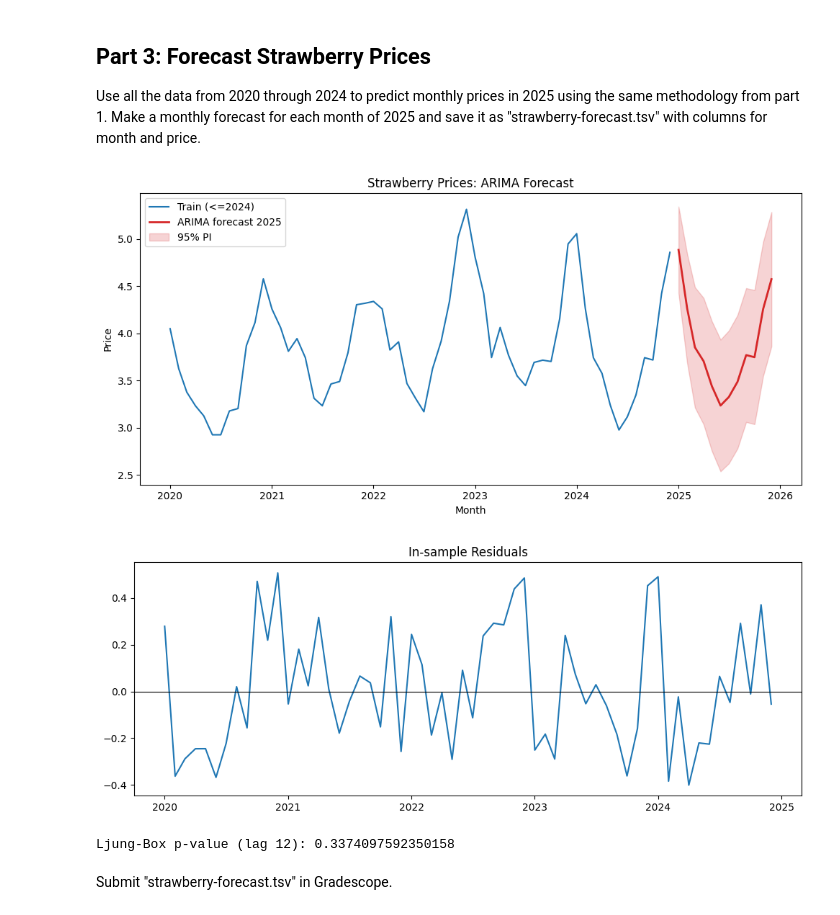
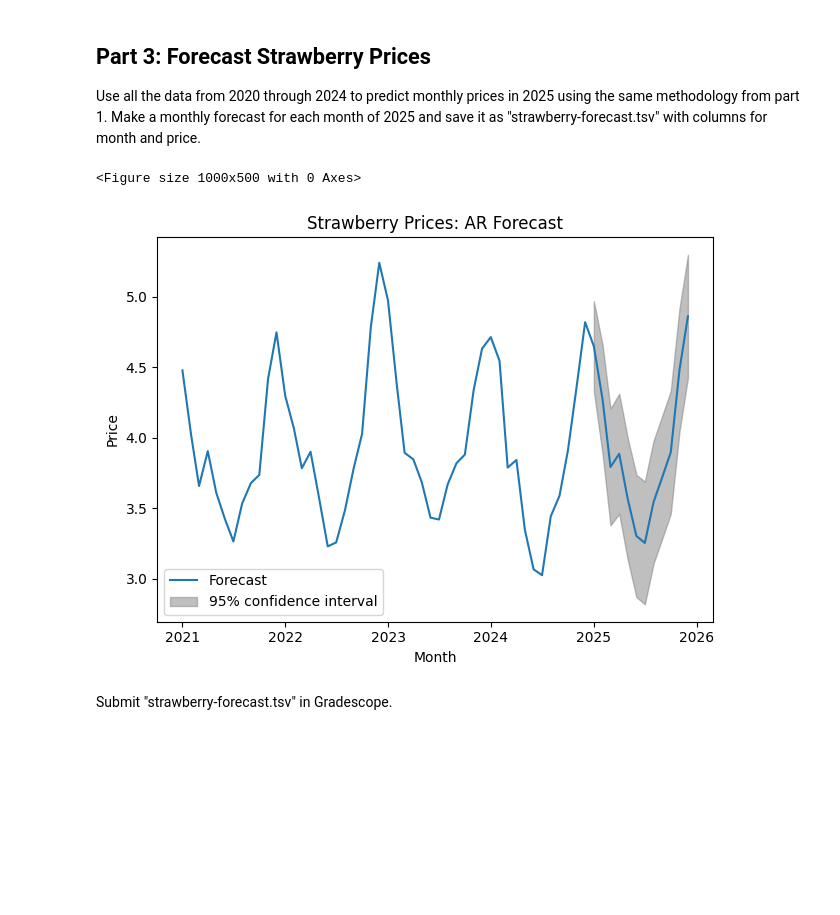
Before and after one commit to jtvon/dx704-project-02, a Jupyter notebook: project.ipynb, the cells around one changed output. Drawn from its saved outputs; the diff is of its cells as text; code cells hidden in the pictures; blank space fills up the shorter version.

```diff
--- a/project.ipynb
+++ b/project.ipynb
@@ -191,57 +149,26 @@ Submit "backtest-accuracy.tsv" in Gradescope.
 
 Use all the data from 2020 through 2024 to predict monthly prices in 2025 using the same methodology from part 1.
 Make a monthly forecast for each month of 2025 and save it as "strawberry-forecast.tsv" with columns for month and price.
-# %%
-# Improved ARIMA fit + plotting + diagnostics
-# Fit (you can grid-search orders first if desired)
-arima_model_2 = arima_model.ARIMA(df['price'],
-                                     order=(1,0,0),
-                                     seasonal_order=(1,0,0,12))
-arima_res_2 = arima_model_2.fit()
-
-# Simple (your original) in-sample + forecast line
-df_forecast = arima_res_2.predict(start=0, end=len(df)-1)
-
-# Proper forecast object with intervals
-fc_obj_2 = arima_res_2.get_forecast(steps=len(testing_df))
-fc_mean_2 = fc_obj_2.predicted_mean
-fc_ci_2 = fc_obj_2.conf_int()      # DataFrame with lower / upper
-
-# Defensive handling of column names (statsmodels version differences)
-lower_col_2 = fc_ci_2.columns[0]
-upper_col_2 = fc_ci_2.columns[1]
-
-# Plot: history + actual 2024 + forecast + intervals
-plt.figure(figsize=(10,5))
-plt.plot(df.index, df['price'], label='Train (<=2024)', color='C0')
-plt.plot(fc_mean_2.index, fc_mean_2.values, label='ARIMA forecast 2025', color='C3', linewidth=2)
-plt.fill_between(fc_mean_2.index,
-                 fc_ci_2[lower_col_2],
-                 fc_ci_2[upper_col_2],
-                 color='C3', alpha=0.20, label='95% PI')
-plt.title('Strawberry Prices: ARIMA Forecast')
-plt.ylabel('Price')
-plt.xlabel('Month')
-plt.legend()
-plt.tight_layout()
-plt.show()
-
-# Residual diagnostics (in-sample)
-residuals_arima_2 = arima_res_2.resid
-plt.figure(figsize=(10,4))
-plt.plot(residuals_arima_2)
-plt.title('In-sample Residuals')
-plt.axhline(0, color='k', linewidth=0.8)
-plt.tight_layout()
-plt.show()
-
-lb_2 = acorr_ljungbox(residuals_arima_2, lags=[12], return_df=True)
-print('Ljung-Box p-value (lag 12):', lb_2['lb_pvalue'].iloc[0])
-
-# Store the predictions in a TSV file
-pred_2025_df = pd.DataFrame({'month': fc_mean_2.index, 'price': fc_mean_2.values})
-pred_2025_df.to_csv('submission/strawberry-forecast.tsv', sep='\t')
-# %% [output]
-[figure, removed]
-[figure, removed]
-Ljung-Box p-value (lag 12): 0.3374097592350158
+# %%
+# AR Model on training data
+ar_mdl_2 = ar_model.AutoReg(df['price'],
+                                lags=[1, 12],
+                                seasonal=True,
+                                period=12)
+ar_res_2 = ar_mdl_2.fit()
+
+# Simple (your original) in-sample + forecast line
+train_forecast_2 = ar_res_2.predict(len(df), len(df) + 11)
+
+# Plot: history + actual 2024 + forecast + intervals
+plt.figure(figsize=(10,5))
+fig = ar_res_2.plot_predict(0, len(df) + 11, dynamic=False)
+plt.title('Strawberry Prices: AR Forecast')
+plt.ylabel('Price')
+plt.xlabel('Month')
+plt.legend()
+plt.tight_layout()
+plt.show()
+# %% [output]
+<Figure size 1000x500 with 0 Axes>
+[figure, added]
```
Also changed, not shown: parts of 10 cells of this notebook, 5 other files.
